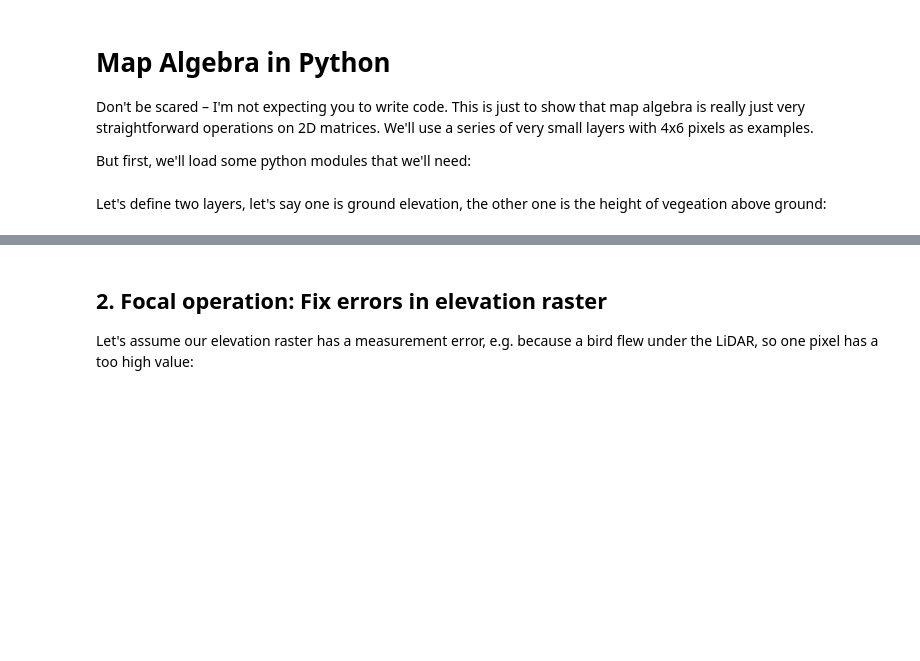
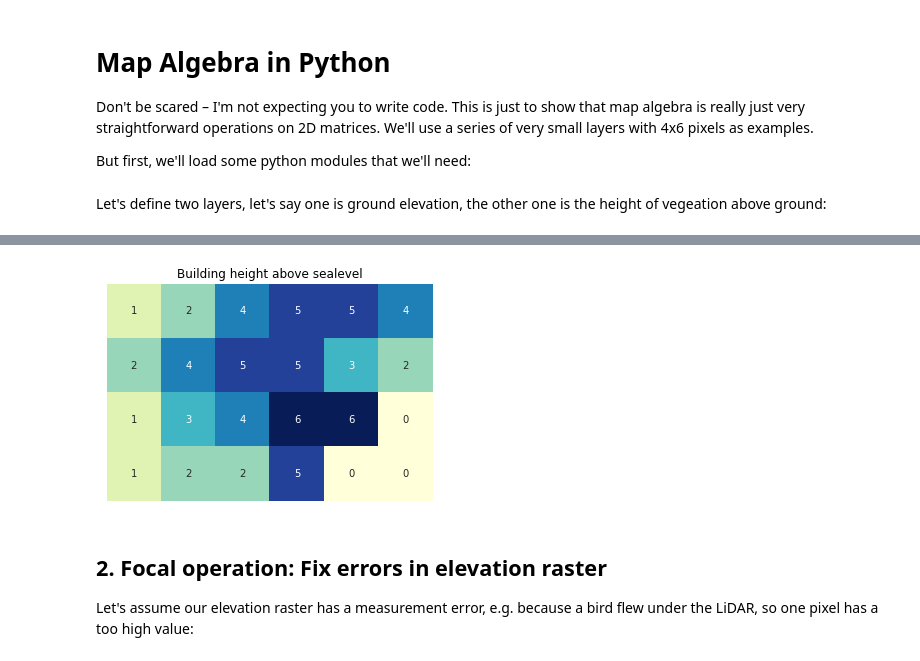
Before and after one commit to crstn/Map-Algebra-in-Python, a Jupyter notebook: Map Algebra in Python.ipynb, the cells around one changed output, grey strips where cells are left out. Drawn from its saved outputs; the diff is of its cells as text; code cells hidden in the pictures; blank space fills up the shorter version.

```diff
--- a/Map Algebra in Python.ipynb
+++ b/Map Algebra in Python.ipynb
@@ -30,7 +36,10 @@ sns.heatmap(vegetation, annot=True, cmap="YlGnBu", vmin=0, vmax=6).set_title('Ve
 # %%
-vegetation_above_sealevel = elevation + vegetation
+building_above_sealevel = elevation + building
 
-sns.heatmap(vegetation_above_sealevel, annot=True, cmap="YlGnBu").set_title('Vegetation height above sealevel')
+fig = sns.heatmap(building_above_sealevel, annot=True, square=True, xticklabels=False, yticklabels=False, cbar=False, cmap="YlGnBu").set_title('Building height above sealevel')
+fig.figure.savefig("elevation+building.pdf")
+# %% [output]
+[figure, added]
 # %% [markdown]
 ## 2. Focal operation: Fix errors in elevation raster
 
```
Also changed, not shown: parts of 13 cells of this notebook, 2 other files.
